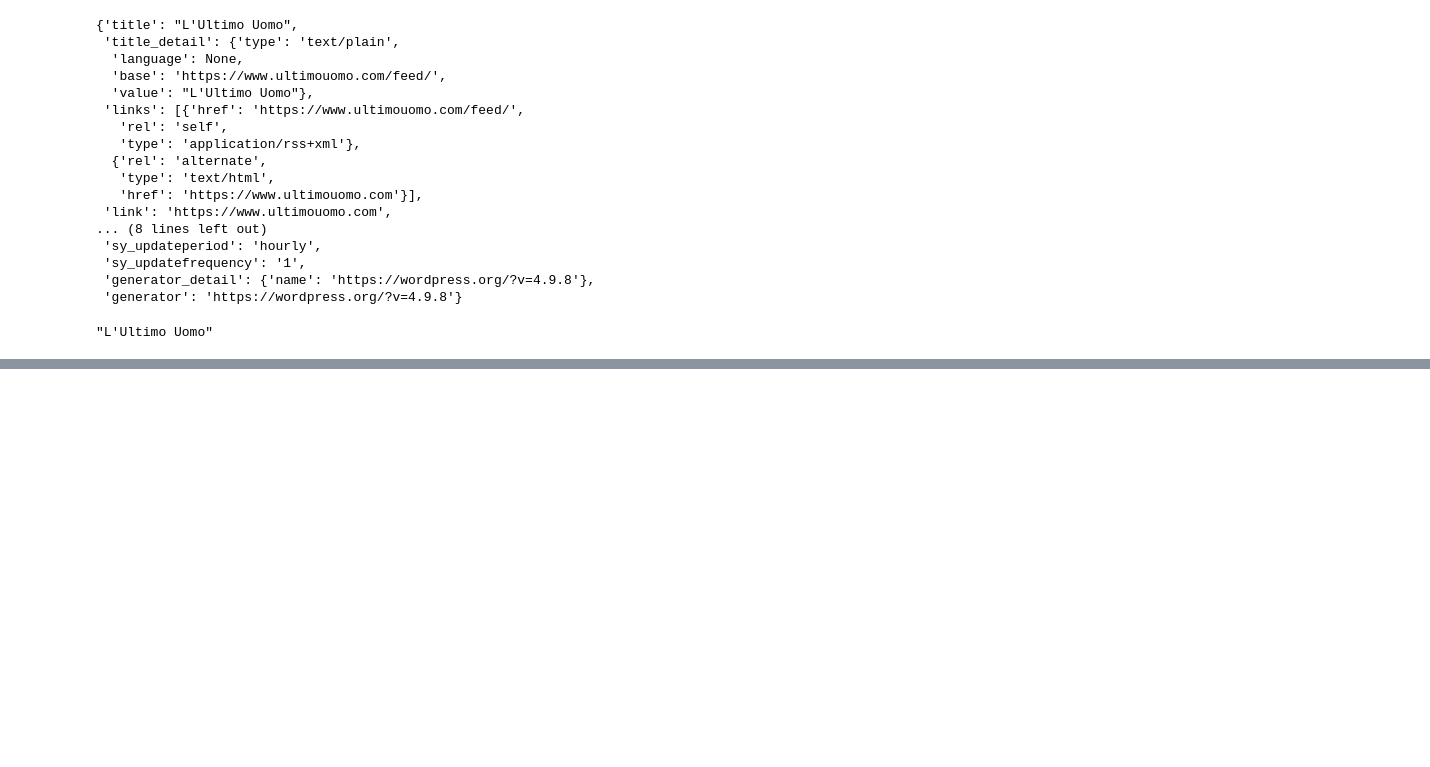
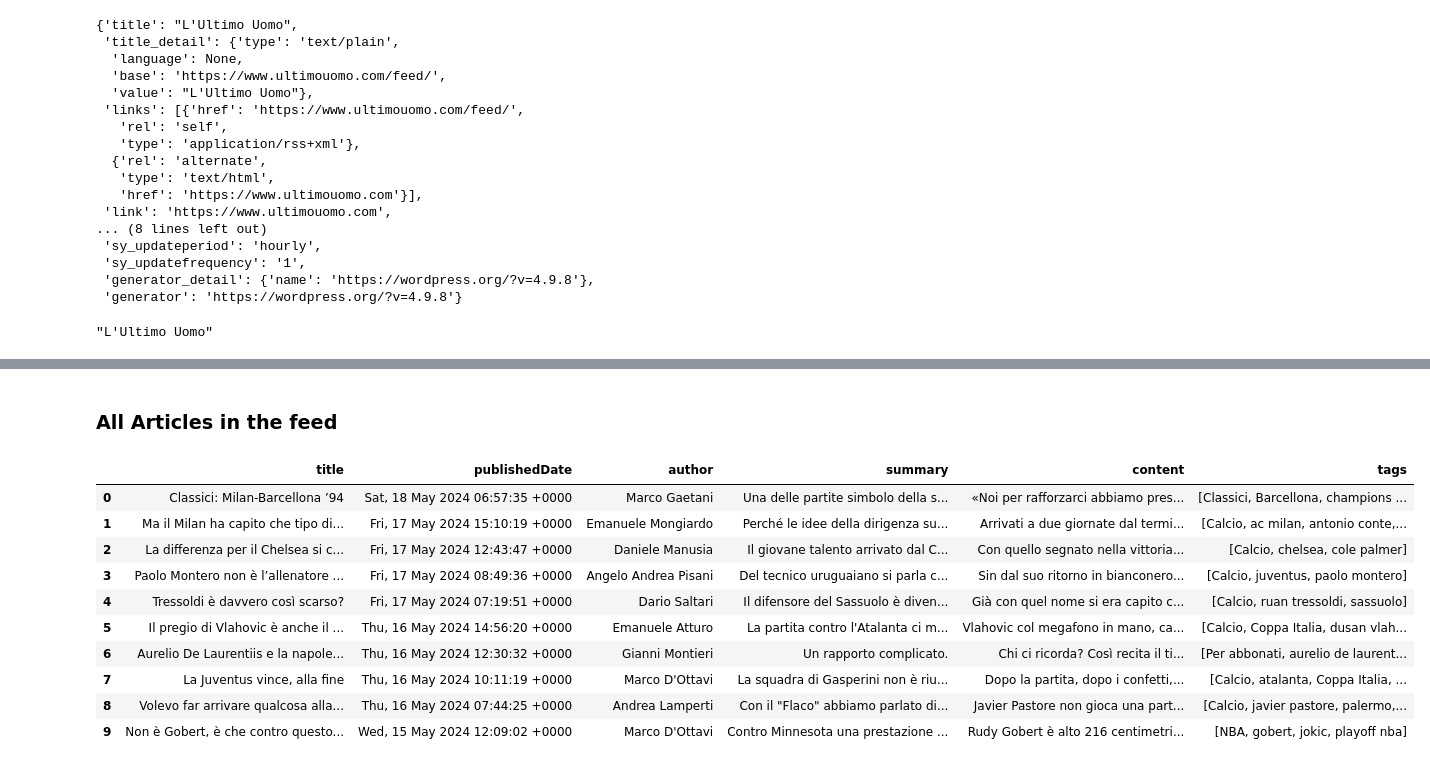
Before and after one commit to FrankMaverick/fantacalcio-scraper-test, a Jupyter notebook: FeedParser/feedparser.ipynb, the cells around one changed output, grey strips where cells are left out. Cells and saved outputs as stored; diff of their text form; code cells hidden in the pictures; blank space fills up the shorter version.

Commit message:
extract all articles info

```diff
--- a/FeedParser/feedparser.ipynb
+++ b/FeedParser/feedparser.ipynb
@@ -95,0 +95,46 @@ text_content
+# %% [markdown]
+### All Articles in the feed
+# %%
+#Metadata
+pd.set_option('display.max_columns', None)
+pd.set_option('display.max_rows', None)
+pd.set_option('display.max_colwidth', None)
+
+
+titles = []
+published_dates = []
+authors = []
+summaries = []
+tags = []
+contents = []
+
+for article in d.entries:
+    titles.append(article.title)
+    published_dates.append(article.published)
+    authors.append(article.author)
+    summaries.append(article.summary)
+    tags.append([tag['term'] for tag in article.tags])
+    contents.append(BeautifulSoup(article.content[0].value, 'html.parser').get_text())
+
+articles_df = pd.DataFrame({
+    'title': titles,
+    'publishedDate': published_dates,
+    'author': authors,
+    'summary': summaries,
+    'content': contents,
+    'tags': tags
+})
+
+articles_df
+# %% [output]
+|  | title | publishedDate | author | summary | content | tags |
+| 0 | Classici: Milan-Barcellona ’94 | Sat, 18 May 2024 06:57:35 +0000 | Marco Gaetani | Una delle partite simbolo della s... | «Noi per rafforzarci abbiamo pres... | [Classici, Barcellona, champions ... |
+| 1 | Ma il Milan ha capito che tipo di... | Fri, 17 May 2024 15:10:19 +0000 | Emanuele Mongiardo | Perché le idee della dirigenza su... | Arrivati a due giornate dal termi... | [Calcio, ac milan, antonio conte,... |
+| 2 | La differenza per il Chelsea si c... | Fri, 17 May 2024 12:43:47 +0000 | Daniele Manusia | Il giovane talento arrivato dal C... | Con quello segnato nella vittoria... | [Calcio, chelsea, cole palmer] |
+| 3 | Paolo Montero non è l’allenatore ... | Fri, 17 May 2024 08:49:36 +0000 | Angelo Andrea Pisani | Del tecnico uruguaiano si parla c... | Sin dal suo ritorno in bianconero... | [Calcio, juventus, paolo montero] |
+| 4 | Tressoldi è davvero così scarso? | Fri, 17 May 2024 07:19:51 +0000 | Dario Saltari | Il difensore del Sassuolo è diven... | Già con quel nome si era capito c... | [Calcio, ruan tressoldi, sassuolo] |
+| 5 | Il pregio di Vlahovic è anche il ... | Thu, 16 May 2024 14:56:20 +0000 | Emanuele Atturo | La partita contro l'Atalanta ci m... | Vlahovic col megafono in mano, ca... | [Calcio, Coppa Italia, dusan vlah... |
+| 6 | Aurelio De Laurentiis e la napole... | Thu, 16 May 2024 12:30:32 +0000 | Gianni Montieri | Un rapporto complicato. | Chi ci ricorda? Così recita il ti... | [Per abbonati, aurelio de laurent... |
+| 7 | La Juventus vince, alla fine | Thu, 16 May 2024 10:11:19 +0000 | Marco D'Ottavi | La squadra di Gasperini non è riu... | Dopo la partita, dopo i confetti,... | [Calcio, atalanta, Coppa Italia, ... |
+| 8 | Volevo far arrivare qualcosa alla... | Thu, 16 May 2024 07:44:25 +0000 | Andrea Lamperti | Con il "Flaco" abbiamo parlato di... | Javier Pastore non gioca una part... | [Calcio, javier pastore, palermo,... |
+| 9 | Non è Gobert, è che contro questo... | Wed, 15 May 2024 12:09:02 +0000 | Marco D'Ottavi | Contro Minnesota una prestazione ... | Rudy Gobert è alto 216 centimetri... | [NBA, gobert, jokic, playoff nba] |
```
Also changed, not shown: parts of 8 cells of this notebook.
